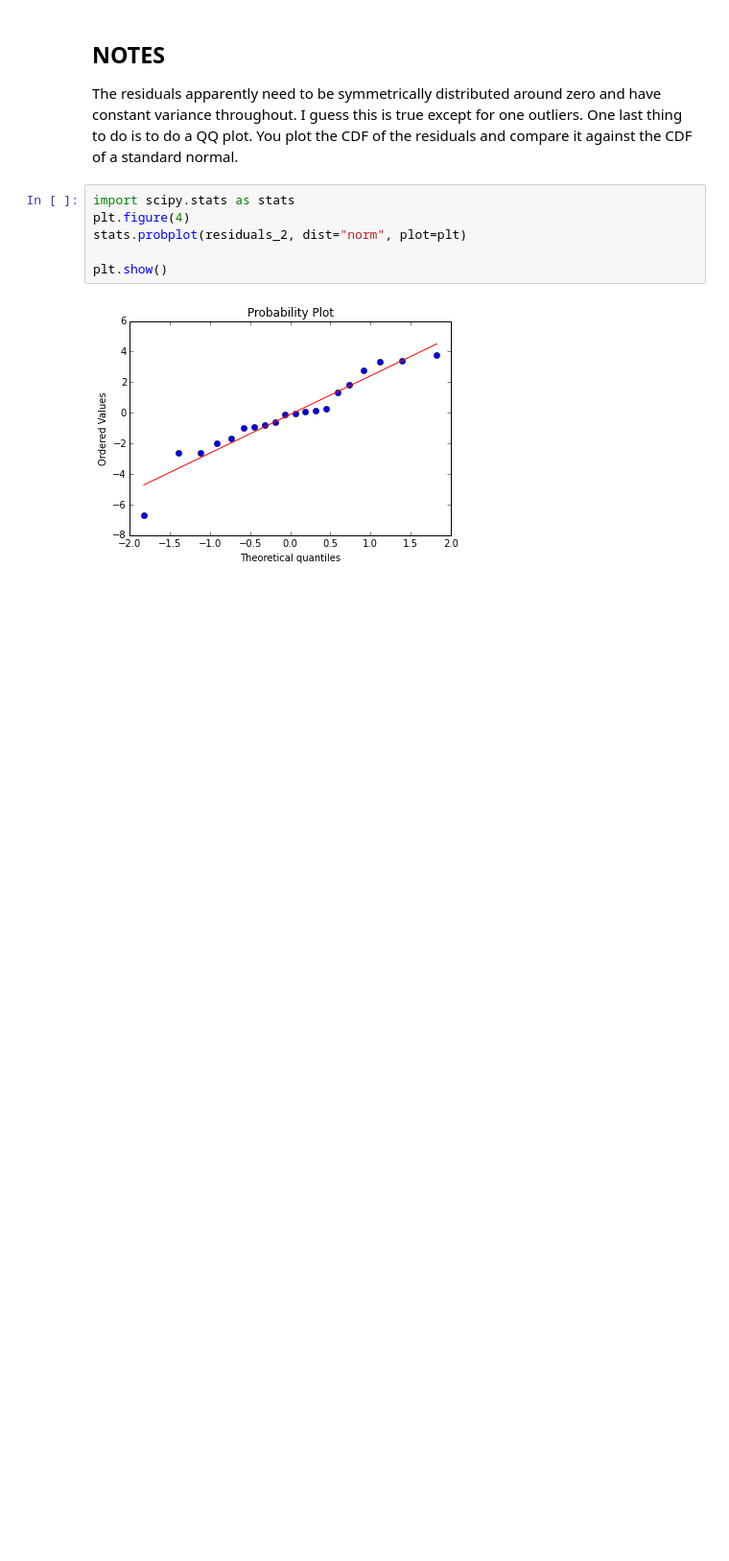
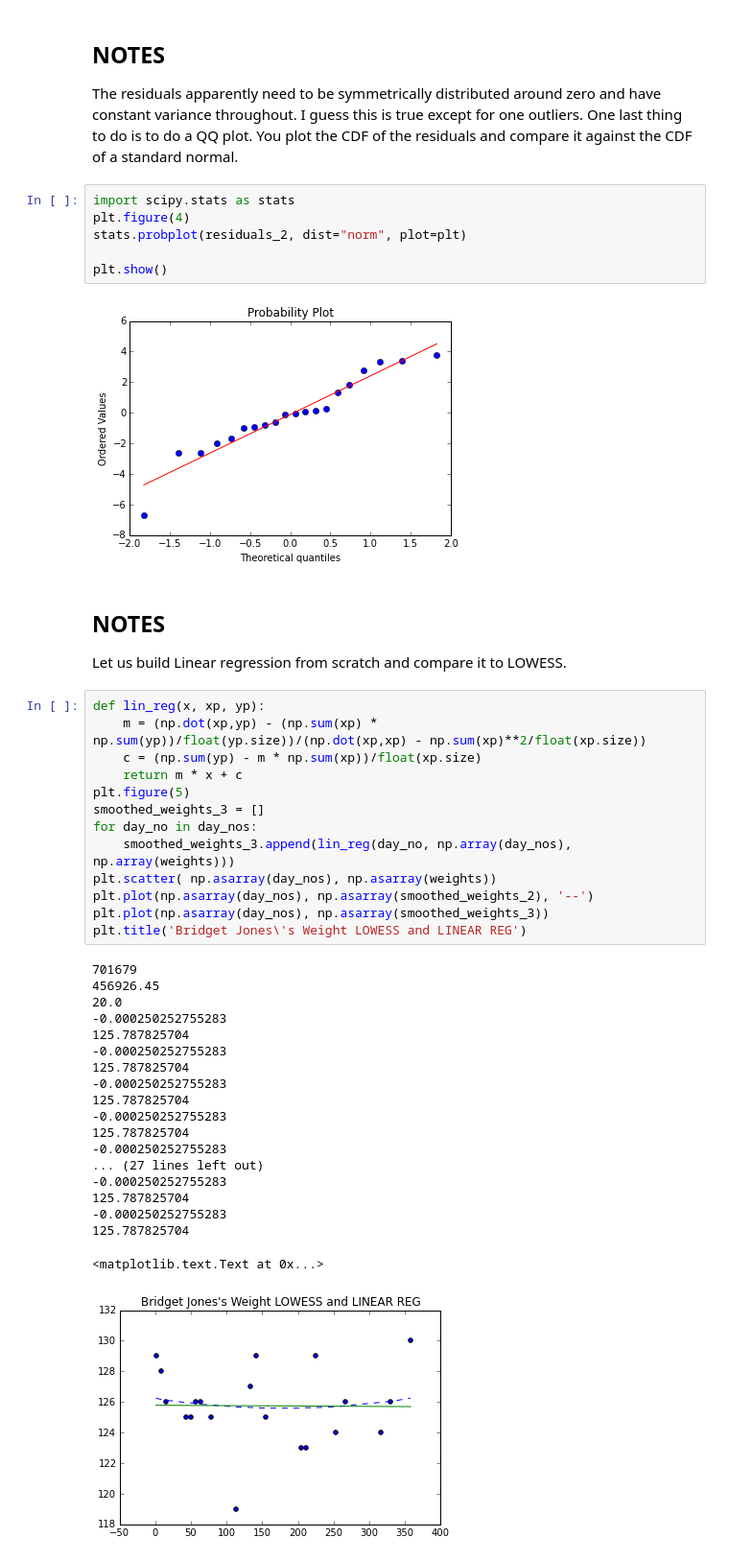
Before and after one commit to eshvk/bridget_jones_diary, a Jupyter notebook: Bridget Jones Diaries.ipynb, the cells around one changed output. Shown at 96% size. Saved outputs shown, nothing was run; the diff lists cells and outputs as text; blank space fills up the shorter version.

```diff
--- a/Bridget Jones Diaries.ipynb
+++ b/Bridget Jones Diaries.ipynb
@@ -94,3 +94,39 @@ stats.probplot(residuals_2, dist="norm", plot=plt)
 plt.show()
 # %% [output]
 [figure]
+# %% [markdown]
+## NOTES
+Let us build Linear regression from scratch and compare it to LOWESS.
+# %%
+def lin_reg(x, xp, yp):
+    m = (np.dot(xp,yp) - (np.sum(xp) * np.sum(yp))/float(yp.size))/(np.dot(xp,xp) - np.sum(xp)**2/float(xp.size))
+    c = (np.sum(yp) - m * np.sum(xp))/float(xp.size)
+    return m * x + c
+plt.figure(5)
+smoothed_weights_3 = []
+for day_no in day_nos:
+    smoothed_weights_3.append(lin_reg(day_no, np.array(day_nos), np.array(weights)))
+plt.scatter( np.asarray(day_nos), np.asarray(weights))
+plt.plot(np.asarray(day_nos), np.asarray(smoothed_weights_2), '--')
+plt.plot(np.asarray(day_nos), np.asarray(smoothed_weights_3))
+plt.title('Bridget Jones\'s Weight LOWESS and LINEAR REG')
+# %% [output]
+701679
+456926.45
+20.0
+-0.000250252755283
+125.787825704
+-0.000250252755283
+125.787825704
+-0.000250252755283
+125.787825704
+-0.000250252755283
+125.787825704
+-0.000250252755283
+... (27 lines left out)
+-0.000250252755283
+125.787825704
+-0.000250252755283
+125.787825704
+<matplotlib.text.Text at 0x...>
+[figure, added]
```
Also changed, not shown: parts of 2 cells of this notebook, 1 other file.
